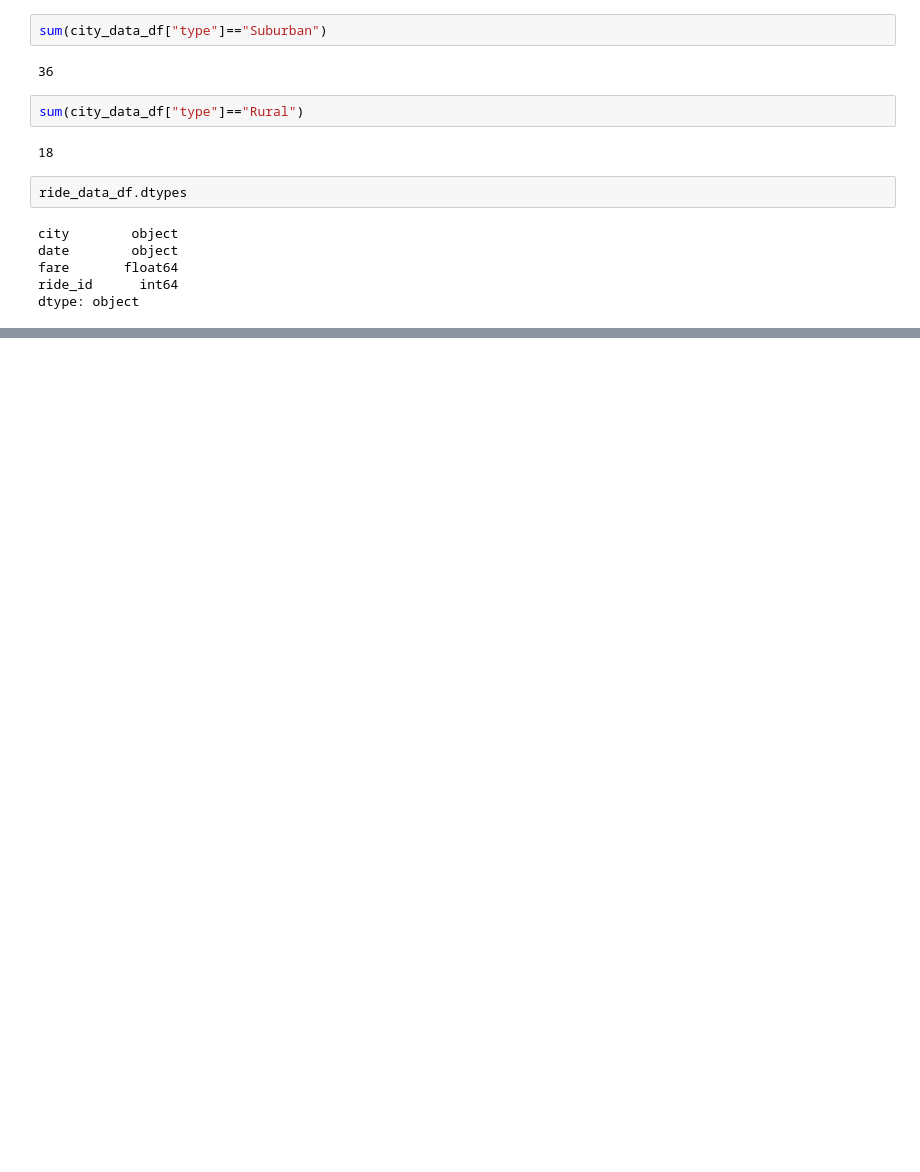
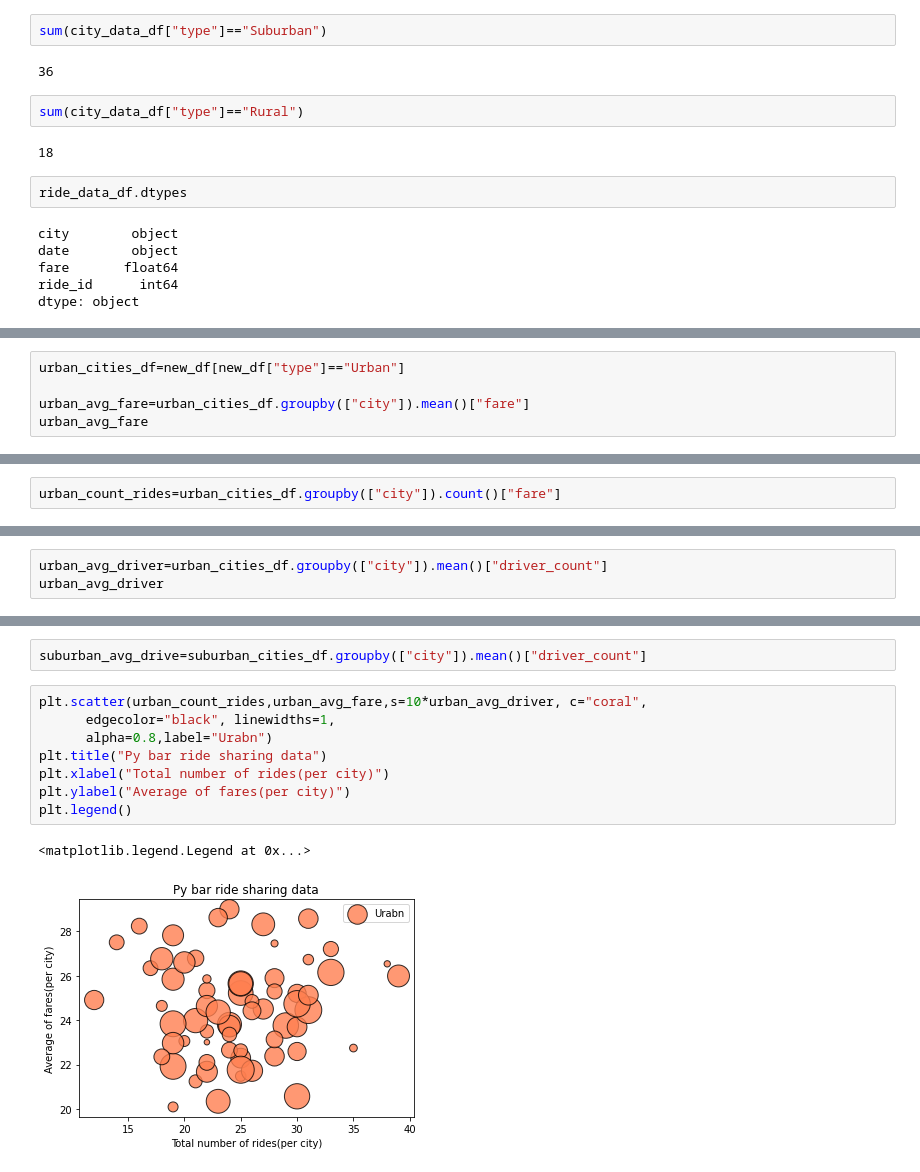
Before and after one commit to elhamamini/PyBer_Analysis, a Jupyter notebook: pyber.ipynb, the cells around one changed output, grey strips where cells are left out. Cells and saved outputs as stored; diff of their text form; blank space fills up the shorter version.

Commit message:
bubble chart added

```diff
--- a/pyber.ipynb
+++ b/pyber.ipynb
@@ -92,0 +100,5 @@ new_df.head()
+# %%
+urban_cities_df=new_df[new_df["type"]=="Urban"]
+
+urban_avg_fare=urban_cities_df.groupby(["city"]).mean()["fare"]
+urban_avg_fare
@@ -92,0 +166,2 @@ new_df.head()
+# %%
+urban_count_rides=urban_cities_df.groupby(["city"]).count()["fare"]
@@ -92,0 +196,3 @@ new_df.head()
+# %%
+urban_avg_driver=urban_cities_df.groupby(["city"]).mean()["driver_count"]
+urban_avg_driver
@@ -92,0 +213,13 @@ new_df.head()
+# %%
+suburban_avg_drive=suburban_cities_df.groupby(["city"]).mean()["driver_count"]
+# %%
+plt.scatter(urban_count_rides,urban_avg_fare,s=10*urban_avg_driver, c="coral",
+      edgecolor="black", linewidths=1,
+      alpha=0.8,label="Urabn")
+plt.title("Py bar ride sharing data")
+plt.xlabel("Total number of rides(per city)")
+plt.ylabel("Average of fares(per city)")
+plt.legend()
+# %% [output]
+<matplotlib.legend.Legend at 0x...>
+[figure, added]
```
Also changed, not shown: parts of 11 cells of this notebook, 2 other files.
